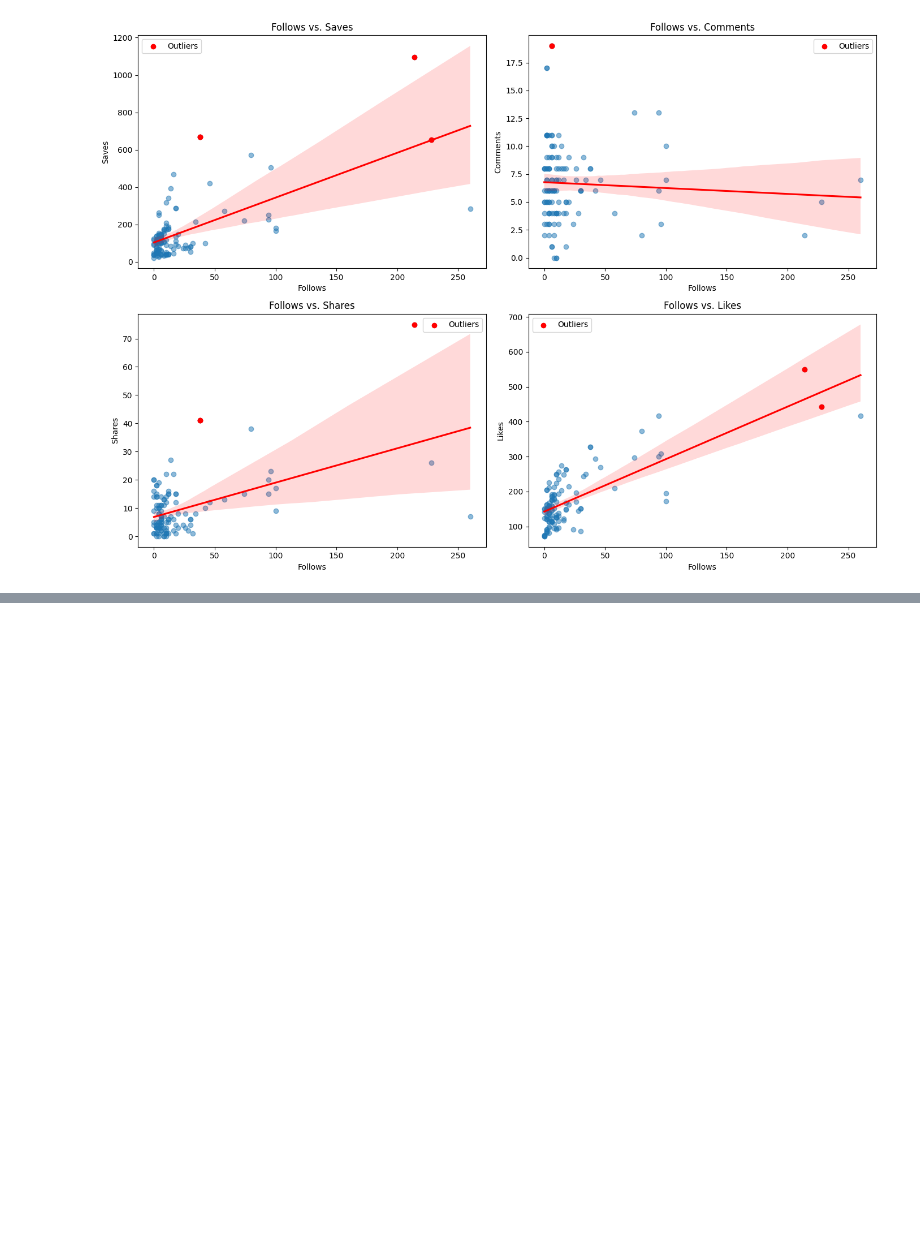
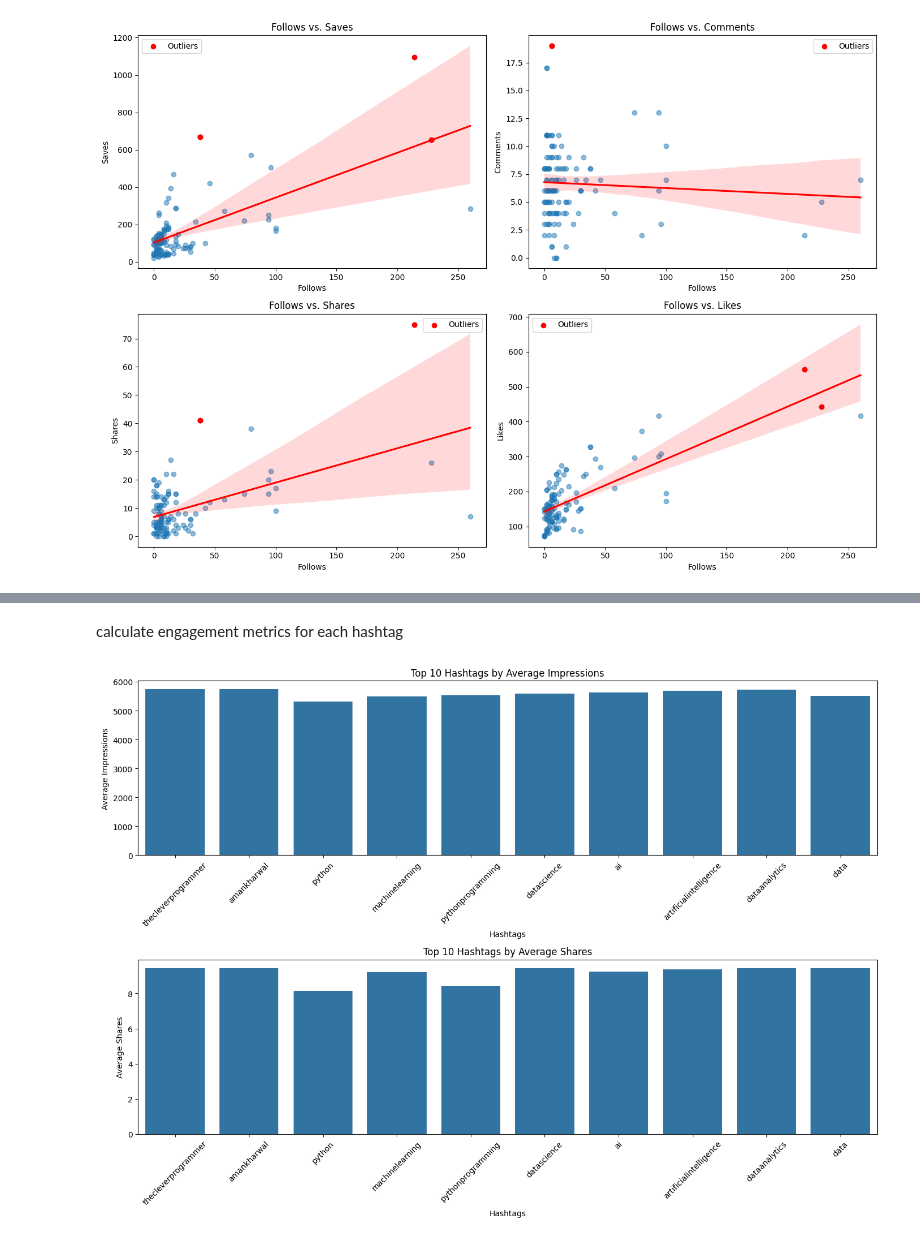
Before and after one commit to MrRezamo/Instagram_Reach_Analysis, a Jupyter notebook: Project/Main_Project.ipynb, the cells around one changed output, grey strips where cells are left out. Cells and saved outputs as stored; diff of their text form; code cells hidden in the pictures; blank space fills up the shorter version.

```diff
--- a/Project/Main_Project.ipynb
+++ b/Project/Main_Project.ipynb
@@ -333,0 +372,60 @@ plt.show()
+# %% [markdown]
+calculate engagement metrics for each hashtag
+# %%
+from collections import Counter
+
+def extract_hashtags(caption):
+    return [tag.strip("#") for tag in caption.split() if tag.startswith("#")]
+
+data['Hashtags List'] = data['Hashtags'].apply(lambda x: extract_hashtags(str(x)))
+
+# Flatten the list of hashtags and calculate engagement metrics for each hashtag
+all_hashtags = [hashtag for hashtags in data['Hashtags List'] for hashtag in hashtags]
+hashtag_counts = Counter(all_hashtags)
+
+# Calculate the sum of engagement metrics for each hashtag
+hashtag_metrics = {}
+
+for hashtag in all_hashtags:
+    hashtag_data = data[data['Hashtags List'].apply(lambda x: hashtag in x)]
+    if hashtag not in hashtag_metrics:
+        hashtag_metrics[hashtag] = {
+            'Total Likes': hashtag_data['Likes'].sum(),
+            'Total Comments': hashtag_data['Comments'].sum(),
+            'Total Shares': hashtag_data['Shares'].sum(),
+            'Total Saves': hashtag_data['Saves'].sum(),
+            'Total Impressions': hashtag_data['Impressions'].sum(),
+            'Count': hashtag_counts[hashtag]
+        }
+
+hashtag_df = pd.DataFrame.from_dict(hashtag_metrics, orient='index')
+
+hashtag_df['Average Likes'] = hashtag_df['Total Likes'] / hashtag_df['Count']
+hashtag_df['Average Comments'] = hashtag_df['Total Comments'] / hashtag_df['Count']
+hashtag_df['Average Shares'] = hashtag_df['Total Shares'] / hashtag_df['Count']
+hashtag_df['Average Saves'] = hashtag_df['Total Saves'] / hashtag_df['Count']
+hashtag_df['Average Impressions'] = hashtag_df['Total Impressions'] / hashtag_df['Count']
+
+top_hashtags = hashtag_df.sort_values(by='Total Impressions', ascending=False).head(10)
+
+# Visualization
+plt.figure(figsize=(14, 10))
+
+plt.subplot(2, 1, 1)
+sns.barplot(x=top_hashtags.index, y='Average Impressions', data=top_hashtags)
+plt.xticks(rotation=45)
+plt.title('Top 10 Hashtags by Average Impressions')
+plt.xlabel('Hashtags')
+plt.ylabel('Average Impressions')
+
+plt.subplot(2, 1, 2)
+sns.barplot(x=top_hashtags.index, y='Average Shares', data=top_hashtags)
+plt.xticks(rotation=45)
+plt.title('Top 10 Hashtags by Average Shares')
+plt.xlabel('Hashtags')
+plt.ylabel('Average Shares')
+
+plt.tight_layout()
+plt.show()
+# %% [output]
+[figure, added]
```
Also changed, not shown: parts of 20 cells of this notebook.
